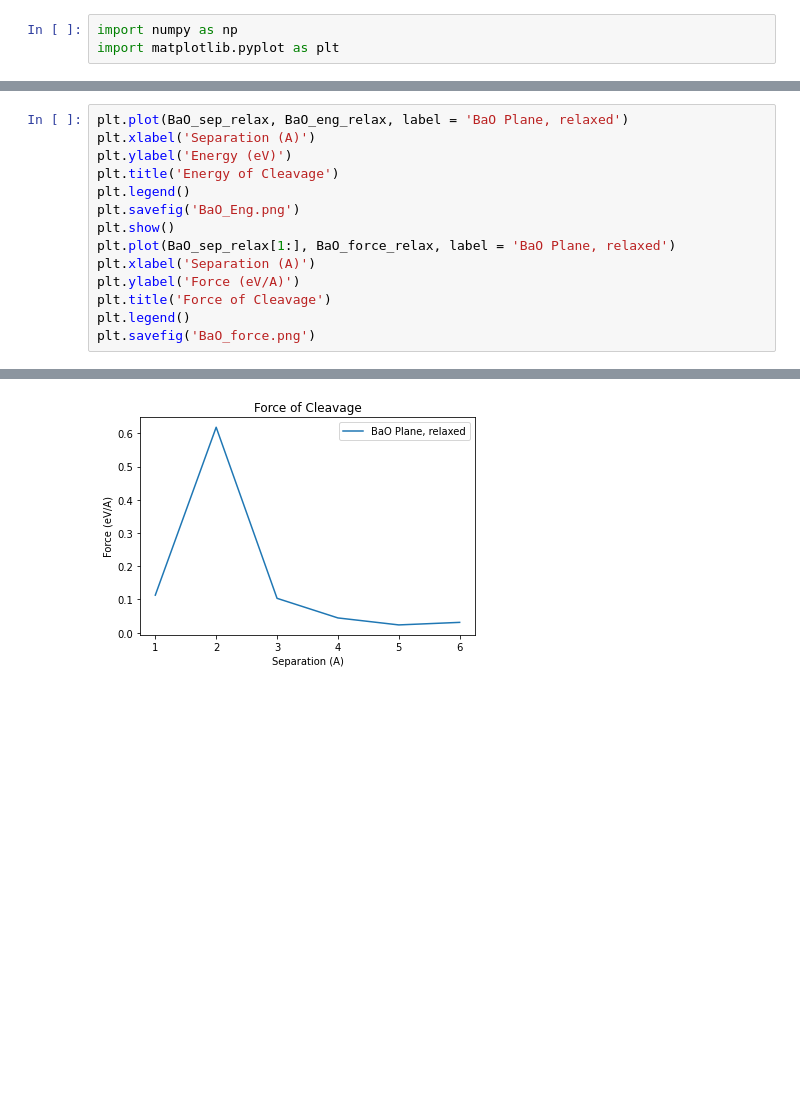
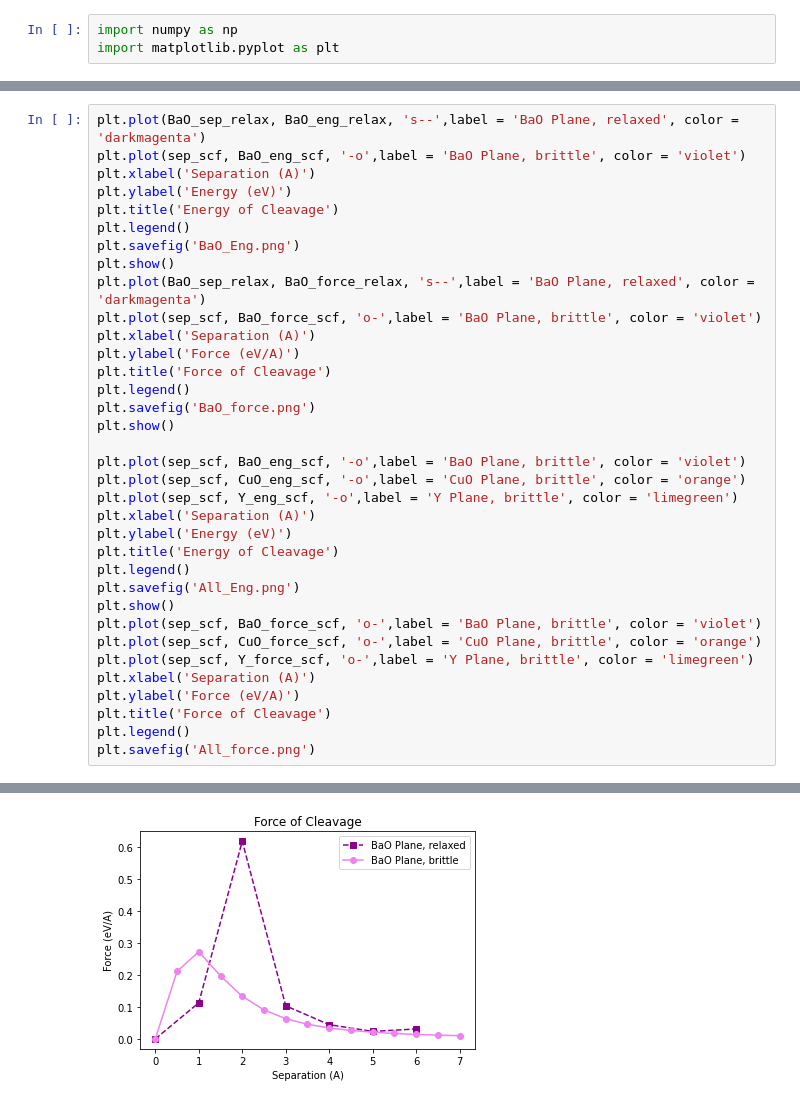
Before and after one commit to llittle/AP275, a Jupyter notebook: Results.ipynb, the cells around one changed output, grey strips where cells are left out. Drawn from its saved outputs; the diff is of its cells as text; blank space fills up the shorter version.

```diff
--- a/Results.ipynb
+++ b/Results.ipynb
@@ -12,15 +46,36 @@ BaO_force_relax = np.diff(BaO_eng_relax)
 # %%
-plt.plot(BaO_sep_relax, BaO_eng_relax, label = 'BaO Plane, relaxed')
+plt.plot(BaO_sep_relax, BaO_eng_relax, 's--',label = 'BaO Plane, relaxed', color = 'darkmagenta')
+plt.plot(sep_scf, BaO_eng_scf, '-o',label = 'BaO Plane, brittle', color = 'violet')
 plt.xlabel('Separation (A)')
 plt.ylabel('Energy (eV)')
 plt.title('Energy of Cleavage')
 plt.legend()
 plt.savefig('BaO_Eng.png')
 plt.show()
-plt.plot(BaO_sep_relax[1:], BaO_force_relax, label = 'BaO Plane, relaxed')
+plt.plot(BaO_sep_relax, BaO_force_relax, 's--',label = 'BaO Plane, relaxed', color = 'darkmagenta')
+plt.plot(sep_scf, BaO_force_scf, 'o-',label = 'BaO Plane, brittle', color = 'violet')
 plt.xlabel('Separation (A)')
 plt.ylabel('Force (eV/A)')
 plt.title('Force of Cleavage')
 plt.legend()
 plt.savefig('BaO_force.png')
+plt.show()
+
+plt.plot(sep_scf, BaO_eng_scf, '-o',label = 'BaO Plane, brittle', color = 'violet')
+plt.plot(sep_scf, CuO_eng_scf, '-o',label = 'CuO Plane, brittle', color = 'orange')
+plt.plot(sep_scf, Y_eng_scf, '-o',label = 'Y Plane, brittle', color = 'limegreen')
+plt.xlabel('Separation (A)')
+plt.ylabel('Energy (eV)')
+plt.title('Energy of Cleavage')
+plt.legend()
+plt.savefig('All_Eng.png')
+plt.show()
+plt.plot(sep_scf, BaO_force_scf, 'o-',label = 'BaO Plane, brittle', color = 'violet')
+plt.plot(sep_scf, CuO_force_scf, 'o-',label = 'CuO Plane, brittle', color = 'orange')
+plt.plot(sep_scf, Y_force_scf, 'o-',label = 'Y Plane, brittle', color = 'limegreen')
+plt.xlabel('Separation (A)')
+plt.ylabel('Force (eV/A)')
+plt.title('Force of Cleavage')
+plt.legend()
+plt.savefig('All_force.png')
 # %% [output]
@@ -28 +83 @@ plt.savefig('BaO_force.png')
-[figure, old version]
+[figure, new version]
```
Also changed, not shown: parts of 3 cells of this notebook, 4 other files.
